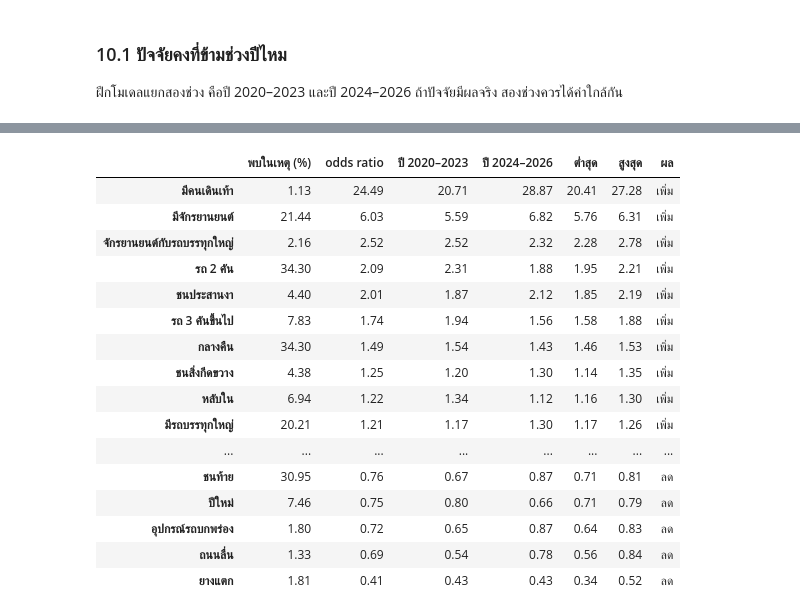
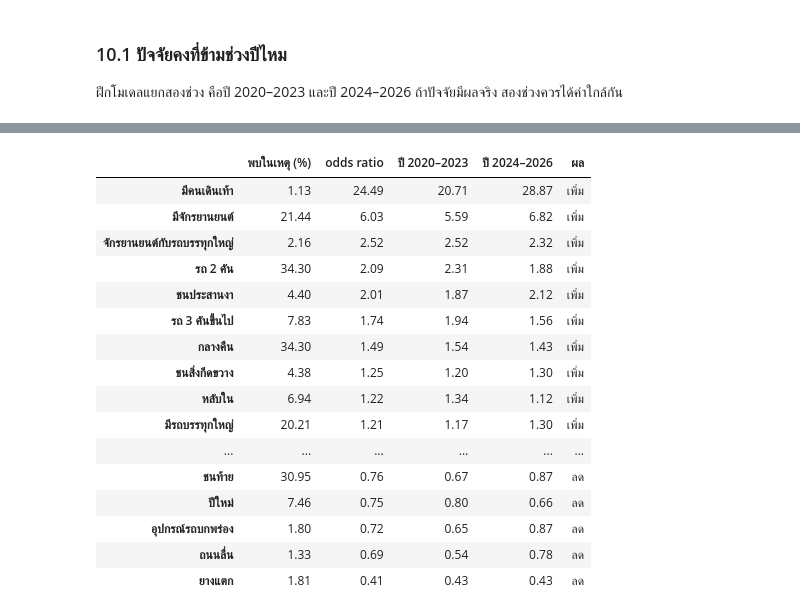
Before and after one commit to entezs/road-accident-forecast, a Jupyter notebook: notebooks/explore_idea/severity_factors.ipynb, the cells around one changed output, grey strips where cells are left out. Saved outputs shown, nothing was run; the diff lists cells and outputs as text; code cells hidden in the pictures.

```diff
--- a/notebooks/explore_idea/severity_factors.ipynb
+++ b/notebooks/explore_idea/severity_factors.ipynb
@@ -1020,11 +964,11 @@ factor_table.sort_values("odds ratio", ascending=False).round(2)
 early_rows = features["year"] <= 2023
 late_rows = features["year"] >= 2024
 
-early_model = build_model("Logistic Regression")
-early_model.fit(all_x.loc[early_rows], all_y.loc[early_rows])
+early_model = LogisticRegression(max_iter=2000)
+early_model.fit(x_all[early_rows], y_all[early_rows])
 
-late_model = build_model("Logistic Regression")
-late_model.fit(all_x.loc[late_rows], all_y.loc[late_rows])
+late_model = LogisticRegression(max_iter=2000)
+late_model.fit(x_all[late_rows], y_all[late_rows])
 
 factor_table["ปี 2020–2023"] = get_odds_ratios(early_model)
 factor_table["ปี 2024–2026"] = get_odds_ratios(late_model)
@@ -1038,17 +974,0 @@ factor_table["ปี 2024–2026"] = get_odds_ratios(late_model)
-# %%
-random_generator = np.random.default_rng(42)
-row_count = len(all_x)
-
-bootstrap_rounds = []
-for round_number in range(100):
-    picked_rows = random_generator.integers(0, row_count, row_count)
-    sample_x = all_x.iloc[picked_rows]
-    sample_y = all_y.iloc[picked_rows]
-
-    sample_model = build_model("Logistic Regression")
-    sample_model.fit(sample_x, sample_y)
-    bootstrap_rounds.append(get_odds_ratios(sample_model))
-
-bootstrap_table = pd.DataFrame(bootstrap_rounds)
-factor_table["ต่ำสุด"] = bootstrap_table.quantile(0.025)
-factor_table["สูงสุด"] = bootstrap_table.quantile(0.975)
@@ -1061,17 +981,14 @@ factor_table["สูงสุด"] = bootstrap_table.quantile(0.975)
 # %%
-def judge(row):
-    if row["ต่ำสุด"] > 1 and row["ปี 2020–2023"] > 1 and row["ปี 2024–2026"] > 1:
-        return "เพิ่ม"
-    if row["สูงสุด"] < 1 and row["ปี 2020–2023"] < 1 and row["ปี 2024–2026"] < 1:
-        return "ลด"
-    return "ไม่ชัด"
+increase = (factor_table["odds ratio"] > 1) & (factor_table["ปี 2020–2023"] > 1) & (factor_table["ปี 2024–2026"] > 1)
+decrease = (factor_table["odds ratio"] < 1) & (factor_table["ปี 2020–2023"] < 1) & (factor_table["ปี 2024–2026"] < 1)
 
-
-factor_table["ผล"] = factor_table.apply(judge, axis=1)
+factor_table["ผล"] = "ไม่ชัด"
+factor_table.loc[increase, "ผล"] = "เพิ่ม"
+factor_table.loc[decrease, "ผล"] = "ลด"
 factor_table = factor_table.sort_values("odds ratio", ascending=False)
 
-table_path = result_dir / "factor_table.csv"
-factor_table.to_csv(table_path, encoding="utf-8-sig", index_label="ปัจจัย")
-print("บันทึกแล้ว:", table_path.relative_to(project_dir))
+factor_table.to_csv(idea_dir + "results/factor_table.csv", encoding="utf-8-sig", index_label="ปัจจัย")
+print("บันทึกแล้ว: results/factor_table.csv")
+print(factor_table["ผล"].value_counts())
 factor_table.round(2)
 # %% [output]
@@ -1079,18 +1001,18 @@ factor_table.round(2)
-|  | พบในเหตุ (%) | odds ratio | ปี 2020–2023 | ปี 2024–2026 | ต่ำสุด | สูงสุด | ผล |
-| มีคนเดินเท้า | 1.13 | 24.49 | 20.71 | 28.87 | 20.41 | 27.28 | เพิ่ม |
-| มีจักรยานยนต์ | 21.44 | 6.03 | 5.59 | 6.82 | 5.76 | 6.31 | เพิ่ม |
-| จักรยานยนต์กับรถบรรทุกใหญ่ | 2.16 | 2.52 | 2.52 | 2.32 | 2.28 | 2.78 | เพิ่ม |
-| รถ 2 คัน | 34.30 | 2.09 | 2.31 | 1.88 | 1.95 | 2.21 | เพิ่ม |
-| ชนประสานงา | 4.40 | 2.01 | 1.87 | 2.12 | 1.85 | 2.19 | เพิ่ม |
-| รถ 3 คันขึ้นไป | 7.83 | 1.74 | 1.94 | 1.56 | 1.58 | 1.88 | เพิ่ม |
-| กลางคืน | 34.30 | 1.49 | 1.54 | 1.43 | 1.46 | 1.53 | เพิ่ม |
-| ชนสิ่งกีดขวาง | 4.38 | 1.25 | 1.20 | 1.30 | 1.14 | 1.35 | เพิ่ม |
-| หลับใน | 6.94 | 1.22 | 1.34 | 1.12 | 1.16 | 1.30 | เพิ่ม |
-| มีรถบรรทุกใหญ่ | 20.21 | 1.21 | 1.17 | 1.30 | 1.17 | 1.26 | เพิ่ม |
-| ... | ... | ... | ... | ... | ... | ... | ... |
-| ชนท้าย | 30.95 | 0.76 | 0.67 | 0.87 | 0.71 | 0.81 | ลด |
-| ปีใหม่ | 7.46 | 0.75 | 0.80 | 0.66 | 0.71 | 0.79 | ลด |
-| อุปกรณ์รถบกพร่อง | 1.80 | 0.72 | 0.65 | 0.87 | 0.64 | 0.83 | ลด |
-| ถนนลื่น | 1.33 | 0.69 | 0.54 | 0.78 | 0.56 | 0.84 | ลด |
-| ยางแตก | 1.81 | 0.41 | 0.43 | 0.43 | 0.34 | 0.52 | ลด |
+|  | พบในเหตุ (%) | odds ratio | ปี 2020–2023 | ปี 2024–2026 | ผล |
+| มีคนเดินเท้า | 1.13 | 24.49 | 20.71 | 28.87 | เพิ่ม |
+| มีจักรยานยนต์ | 21.44 | 6.03 | 5.59 | 6.82 | เพิ่ม |
+| จักรยานยนต์กับรถบรรทุกใหญ่ | 2.16 | 2.52 | 2.52 | 2.32 | เพิ่ม |
+| รถ 2 คัน | 34.30 | 2.09 | 2.31 | 1.88 | เพิ่ม |
+| ชนประสานงา | 4.40 | 2.01 | 1.87 | 2.12 | เพิ่ม |
+| รถ 3 คันขึ้นไป | 7.83 | 1.74 | 1.94 | 1.56 | เพิ่ม |
+| กลางคืน | 34.30 | 1.49 | 1.54 | 1.43 | เพิ่ม |
+| ชนสิ่งกีดขวาง | 4.38 | 1.25 | 1.20 | 1.30 | เพิ่ม |
+| หลับใน | 6.94 | 1.22 | 1.34 | 1.12 | เพิ่ม |
+| มีรถบรรทุกใหญ่ | 20.21 | 1.21 | 1.17 | 1.30 | เพิ่ม |
+| ... | ... | ... | ... | ... | ... |
+| ชนท้าย | 30.95 | 0.76 | 0.67 | 0.87 | ลด |
+| ปีใหม่ | 7.46 | 0.75 | 0.80 | 0.66 | ลด |
+| อุปกรณ์รถบกพร่อง | 1.80 | 0.72 | 0.65 | 0.87 | ลด |
+| ถนนลื่น | 1.33 | 0.69 | 0.54 | 0.78 | ลด |
+| ยางแตก | 1.81 | 0.41 | 0.43 | 0.43 | ลด |
 # %%
```
Also changed, not shown: parts of 73 cells of this notebook, 3 other files.
